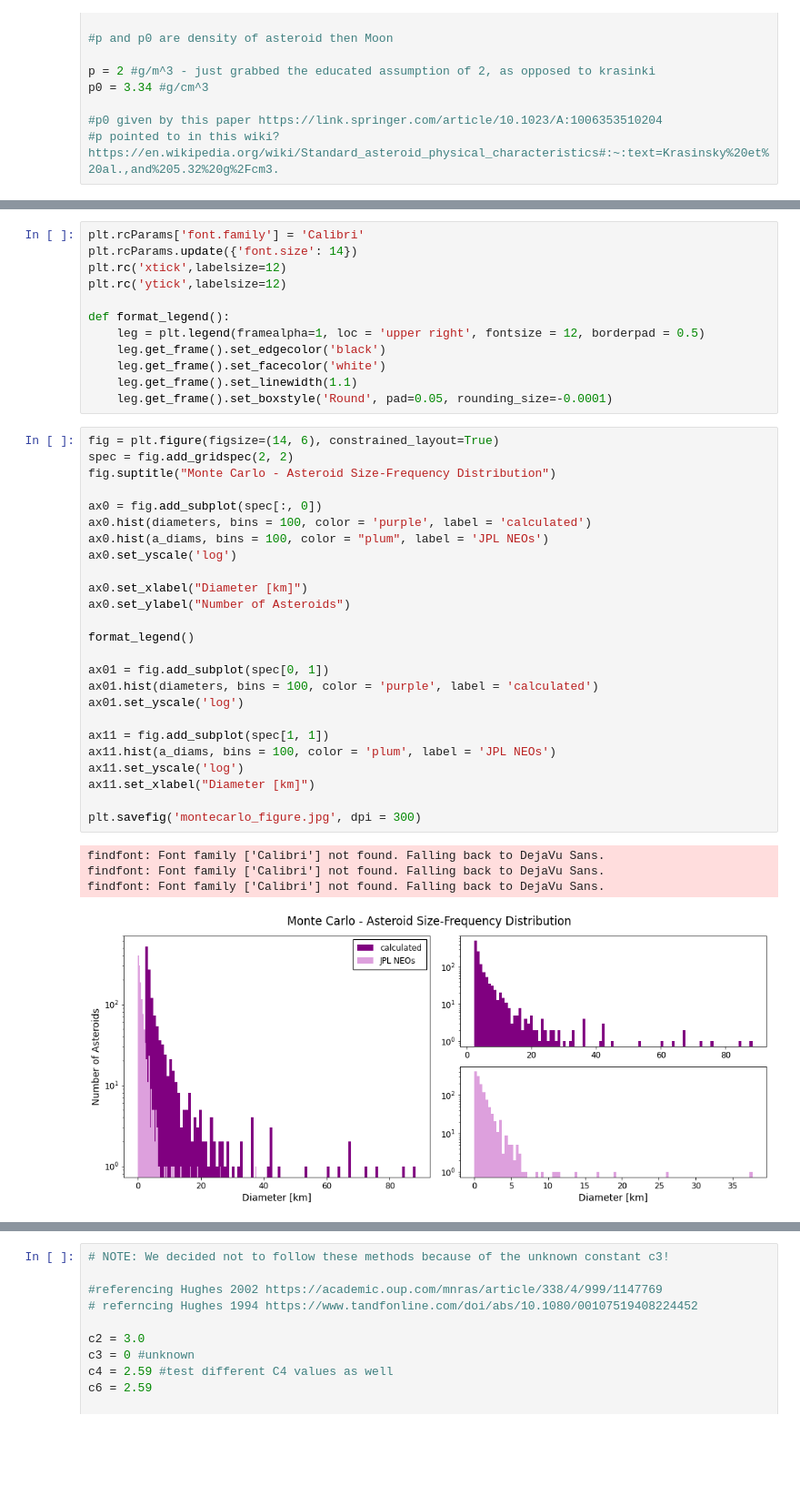
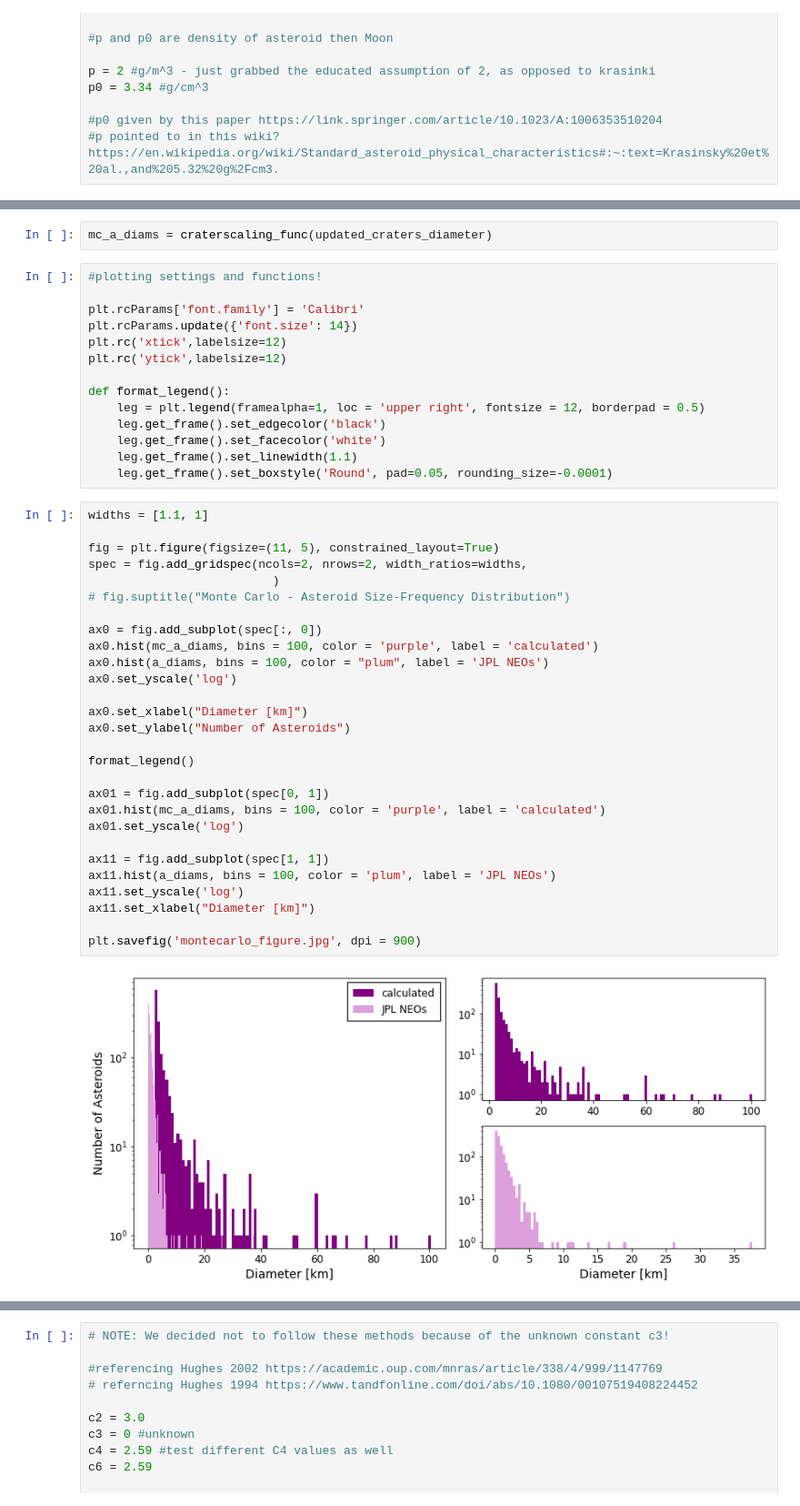
Before and after one commit to n-j-l-b/astrostats_final, a Jupyter notebook: Crater_to_Asteroid_model.ipynb, the cells around one changed output, grey strips where cells are left out. Shown at 91% size. Cells and saved outputs as stored; diff of their text form; blank space fills up the shorter version.

Commit message:
update crater sampling so no repeats, sample from entire database as opposed to spliced database

```diff
--- a/Crater_to_Asteroid_model.ipynb
+++ b/Crater_to_Asteroid_model.ipynb
@@ -111,4 +146,8 @@ for _ in range (len(a_diams)):
+# %%
+mc_a_diams = craterscaling_func(updated_craters_diameter)
 # %%
+#plotting settings and functions!
+
 plt.rcParams['font.family'] = 'Calibri'
 plt.rcParams.update({'font.size': 14})
 plt.rc('xtick',labelsize=12)
@@ -121,35 +160,35 @@ def format_legend():
     leg.get_frame().set_linewidth(1.1)
     leg.get_frame().set_boxstyle('Round', pad=0.05, rounding_size=-0.0001)
 # %%
-fig = plt.figure(figsize=(14, 6), constrained_layout=True)
-spec = fig.add_gridspec(2, 2)
-fig.suptitle("Monte Carlo - Asteroid Size-Frequency Distribution")
+widths = [1.1, 1]
+
+fig = plt.figure(figsize=(11, 5), constrained_layout=True)
+spec = fig.add_gridspec(ncols=2, nrows=2, width_ratios=widths,
+                          )
+# fig.suptitle("Monte Carlo - Asteroid Size-Frequency Distribution")
 
 ax0 = fig.add_subplot(spec[:, 0])
-ax0.hist(diameters, bins = 100, color = 'purple', label = 'calculated')
+ax0.hist(mc_a_diams, bins = 100, color = 'purple', label = 'calculated')
 ax0.hist(a_diams, bins = 100, color = "plum", label = 'JPL NEOs')
 ax0.set_yscale('log')
 
 ax0.set_xlabel("Diameter [km]")
 ax0.set_ylabel("Number of Asteroids")
 
 format_legend()
 
 ax01 = fig.add_subplot(spec[0, 1])
-ax01.hist(diameters, bins = 100, color = 'purple', label = 'calculated')
+ax01.hist(mc_a_diams, bins = 100, color = 'purple', label = 'calculated')
 ax01.set_yscale('log')
 
 ax11 = fig.add_subplot(spec[1, 1])
 ax11.hist(a_diams, bins = 100, color = 'plum', label = 'JPL NEOs')
 ax11.set_yscale('log')
 ax11.set_xlabel("Diameter [km]")
 
-plt.savefig('montecarlo_figure.jpg', dpi = 300)
+plt.savefig('montecarlo_figure.jpg', dpi = 900)
 # %% [output]
-findfont: Font family ['Calibri'] not found. Falling back to DejaVu Sans.
-findfont: Font family ['Calibri'] not found. Falling back to DejaVu Sans.
-findfont: Font family ['Calibri'] not found. Falling back to DejaVu Sans.
-[figure, old version]
+[figure, new version]
 # %% [markdown]
 ## EXTRA STUFF AFTER THIS SECTION
 Next steps:
```
Also changed, not shown: parts of 6 cells of this notebook, 1 other file.
